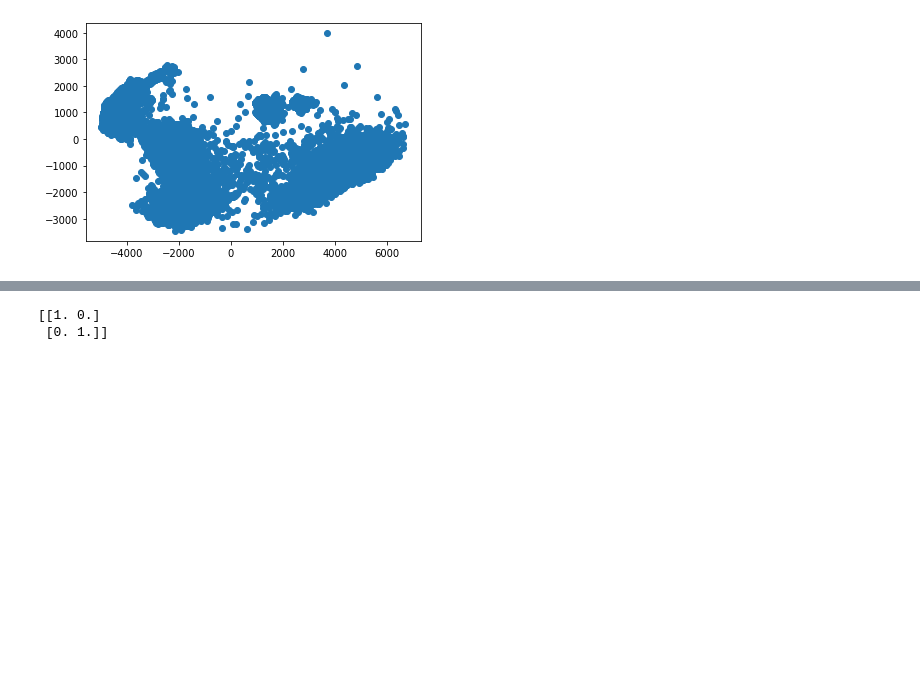
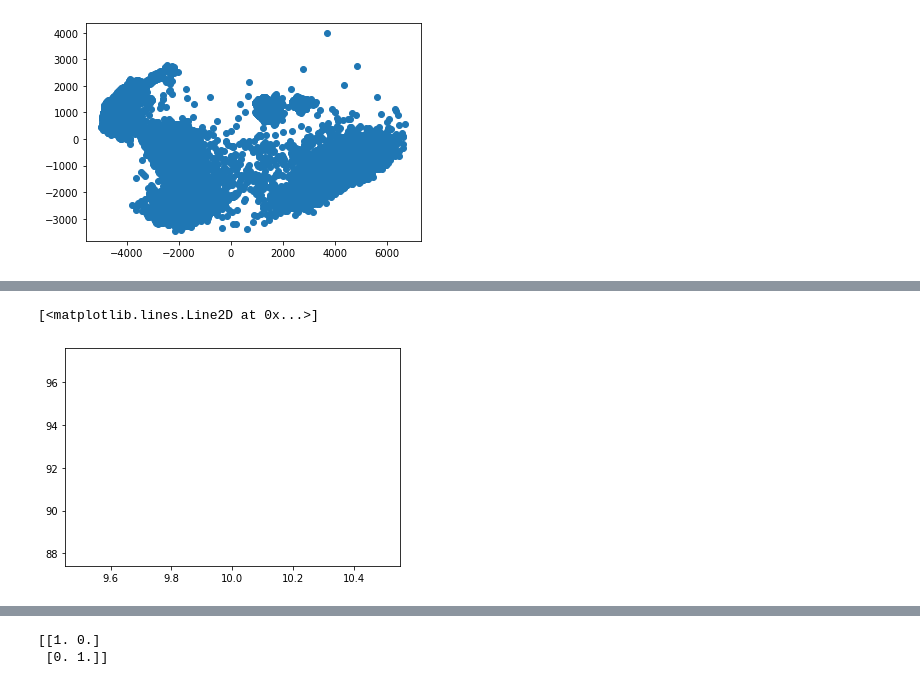
Before and after one commit to anikettle/ELL409_Assignment1, a Jupyter notebook: Problem3_Bayesian.ipynb, the cells around one changed output, grey strips where cells are left out. Cells and saved outputs as stored; diff of their text form; code cells hidden in the pictures; blank space fills up the shorter version.

```diff
--- a/Problem3_Bayesian.ipynb
+++ b/Problem3_Bayesian.ipynb
@@ -129,7 +185,7 @@ def ret_n(meu0,meu,cov0,cov,data_size):
     cov_n = np.dot(np.dot(l,m),r)
     return (meu_n,cov_n)
 
-def MAP(X_train_pca,y_train,X_test_pca,y_test,n_class=6):
+def MAP(X_train_pca,y_train,X_test_pca,y_test,n_class=6,xxx=10):
     class_mean = []
     class_var = []
 
@@ -139,7 +195,7 @@ def MAP(X_train_pca,y_train,X_test_pca,y_test,n_class=6):
         cov0 = 0.5*(cov0+np.transpose(cov0))
         cov0 = np.dot(cov0,cov0)
         cov0 = cov0 + X_train_pca.shape[1] * np.identity((X_train_pca.shape[1]))
-        cov0 = cov0*1000
+        cov0 = cov0*100*xxx
         # print(cov0)
         X_class = X_train_pca[y_train[:,0]==i]
         cm = np.sum(X_class,axis=0).reshape(1,-1) / X_class.shape[0]
@@ -164,11 +220,13 @@ def MAP(X_train_pca,y_train,X_test_pca,y_test,n_class=6):
         X_class = X_test_pca
         konstant = 1/(math.pow((2*math.pi),X_class.shape[1]/2)*(np.abs(np.linalg.det(cov))**0.5))
         prob = konstant * np.exp((-1/2)*np.sum(np.multiply(np.dot(X_class-meu,np.linalg.inv(cov)),X_class-meu),axis=1).reshape(-1,1))
-        print(prob[:20,:])
+        # print(prob[:20,:])
         probs.append(prob)
         # print(konstant)
     probabs = np.transpose(np.array(probs)[:,:,0])
     y_pred = np.argmax(probabs,axis=1).reshape(-1,1)
     # print(y_pred[:20,0])
+    acc= 100*y_pred[y_pred[:,0]==y_test[:,0]].shape[0]/y_test.shape[0]
+    print('Accuracy: {}'.format(   acc  ))
 
-    print('Accuracy: {}'.format( 100*y_pred[y_pred[:,0]==y_test[:,0]].shape[0]/y_test.shape[0]    ))
+    return(y_pred,acc)
@@ -194,0 +233,6 @@ Accuracy: 97.36666666666666
+# %%
+al = []
+X_train_pca,y_train,X_test_pca,y_test = return_list_of_data(bpt=3000,n_components=2)
+for i in range(10,11):
+    y_pred,acc = MAP(X_train_pca,y_train,X_test_pca,y_test)
+    al.append(acc)
@@ -194,0 +247,6 @@ Accuracy: 97.36666666666666
+# %%
+x = list(range(10,11))
+plt.plot(x,al)
+# %% [output]
+[<matplotlib.lines.Line2D at 0x...>]
+[figure, added]
```
Also changed, not shown: parts of 22 cells of this notebook, 13 other files.
